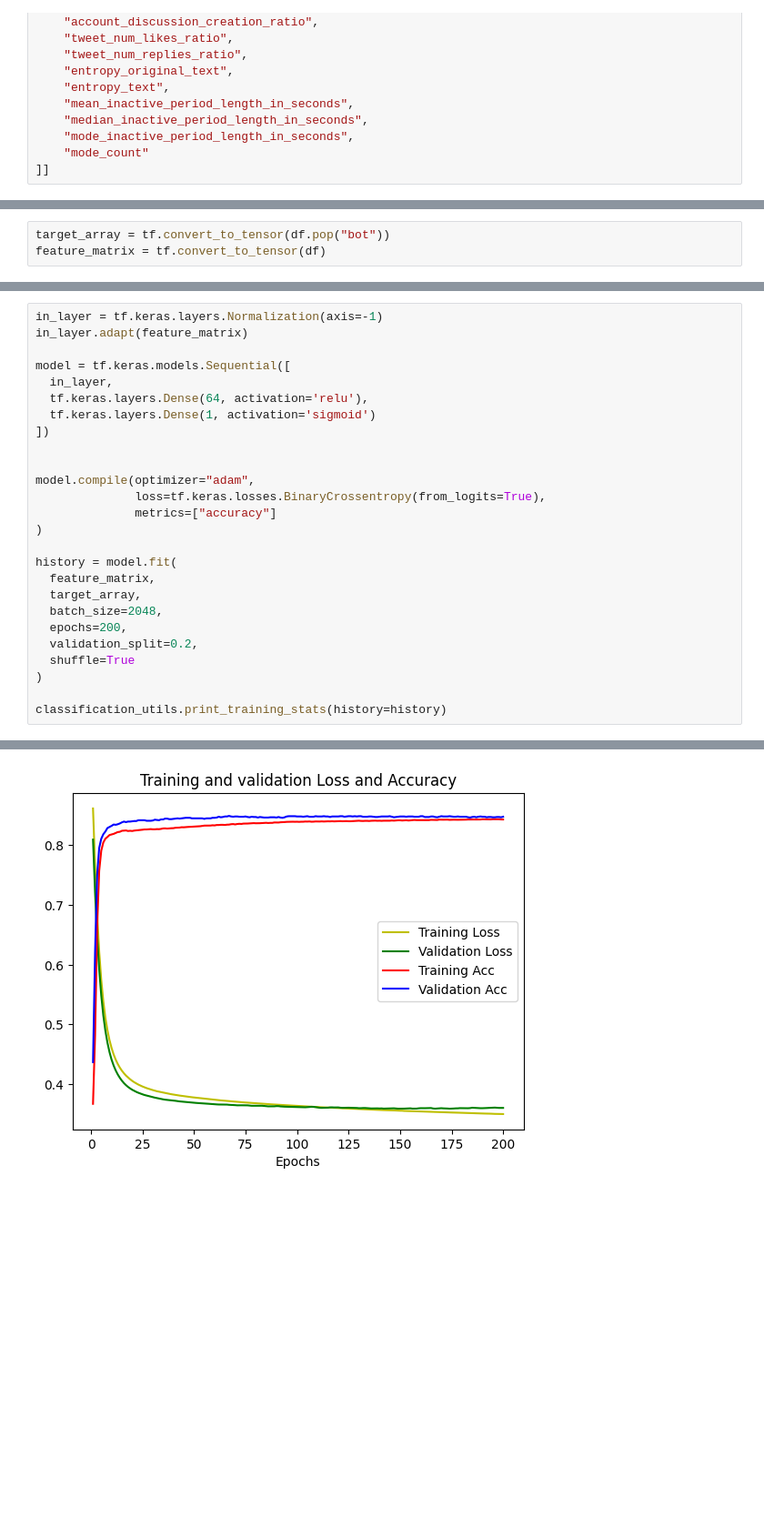
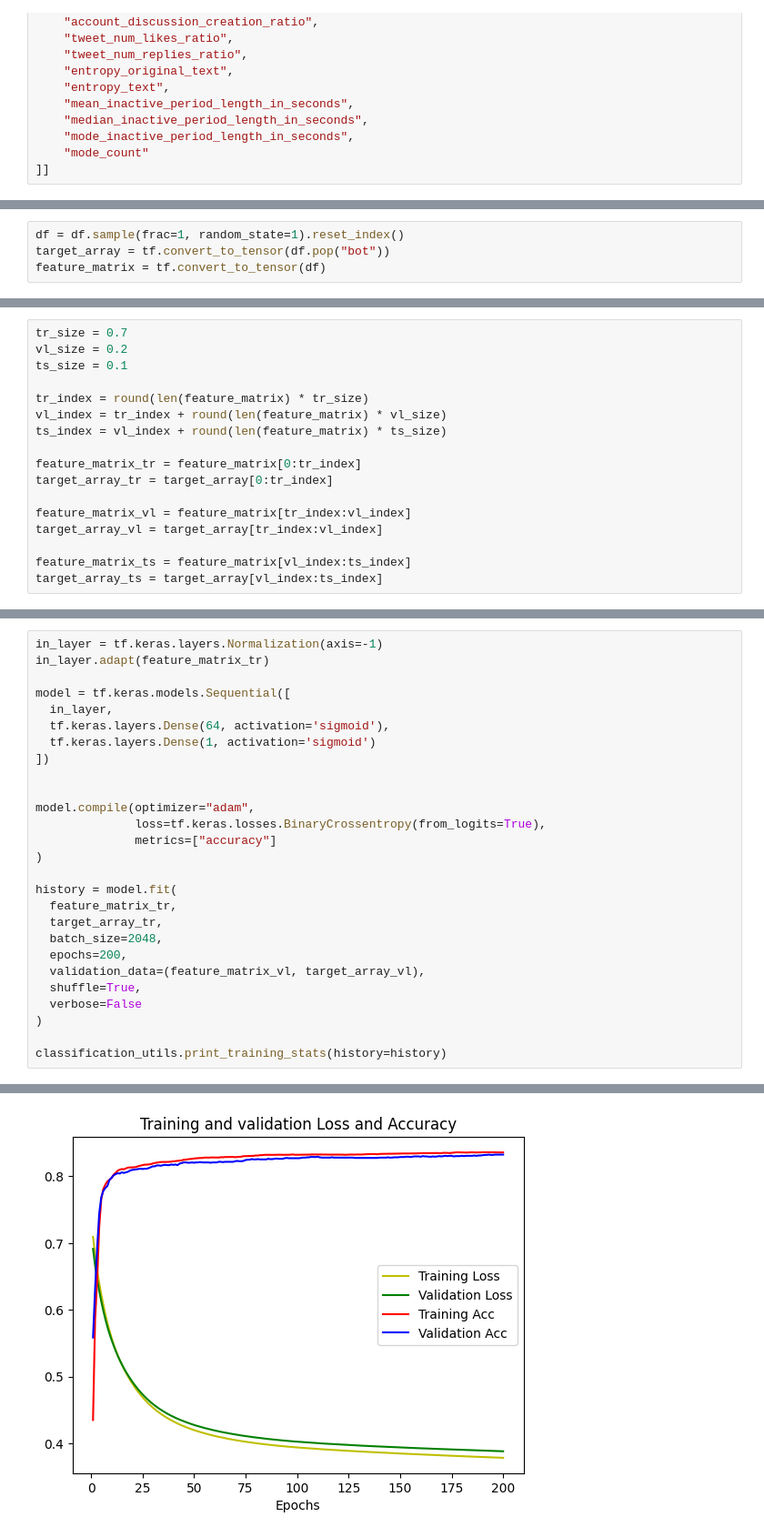
Before and after one commit to The-seven-dwarfs/DataMining-Group7, a Jupyter notebook: 3.x-Neural_network_classification.ipynb, the cells around one changed output, grey strips where cells are left out. Shown at 91% size. Drawn from its saved outputs; the diff is of its cells as text; blank space fills up the shorter version.

```diff
--- a/3.x-Neural_network_classification.ipynb
+++ b/3.x-Neural_network_classification.ipynb
@@ -44,3 +57,4 @@ df = df[[
 # %%
+df = df.sample(frac=1, random_state=1).reset_index()
 target_array = tf.convert_to_tensor(df.pop("bot"))
 feature_matrix = tf.convert_to_tensor(df)
@@ -60,0 +74,17 @@ x_train, x_val, y_train, y_val = train_test_split(x_train_val, y_train_val,  tes
+# %%
+tr_size = 0.7
+vl_size = 0.2
+ts_size = 0.1
+
+tr_index = round(len(feature_matrix) * tr_size)
+vl_index = tr_index + round(len(feature_matrix) * vl_size)
+ts_index = vl_index + round(len(feature_matrix) * ts_size)
+
+feature_matrix_tr = feature_matrix[0:tr_index]
+target_array_tr = target_array[0:tr_index]
+
+feature_matrix_vl = feature_matrix[tr_index:vl_index]
+target_array_vl = target_array[tr_index:vl_index]
+
+feature_matrix_ts = feature_matrix[vl_index:ts_index]
+target_array_ts = target_array[vl_index:ts_index]
@@ -61,10 +99,10 @@ x_train, x_val, y_train, y_val = train_test_split(x_train_val, y_train_val,  tes
 # %%
 in_layer = tf.keras.layers.Normalization(axis=-1)
-in_layer.adapt(feature_matrix)
+in_layer.adapt(feature_matrix_tr)
 
 model = tf.keras.models.Sequential([
   in_layer,
-  tf.keras.layers.Dense(64, activation='relu'),
+  tf.keras.layers.Dense(64, activation='sigmoid'),
   tf.keras.layers.Dense(1, activation='sigmoid')
 ])
 
@@ -75,12 +113,13 @@ model.compile(optimizer="adam",
 )
 
 history = model.fit(
-  feature_matrix,
-  target_array,
+  feature_matrix_tr,
+  target_array_tr,
   batch_size=2048,
   epochs=200,
-  validation_split=0.2,
-  shuffle=True
+  validation_data=(feature_matrix_vl, target_array_vl),
+  shuffle=True,
+  verbose=False
 )
 
 classification_utils.print_training_stats(history=history)
@@ -105 +127 @@ Epoch 200/200
-[figure, old version]
+[figure, new version]
```
Also changed, not shown: parts of 16 cells of this notebook, 1 other file.
